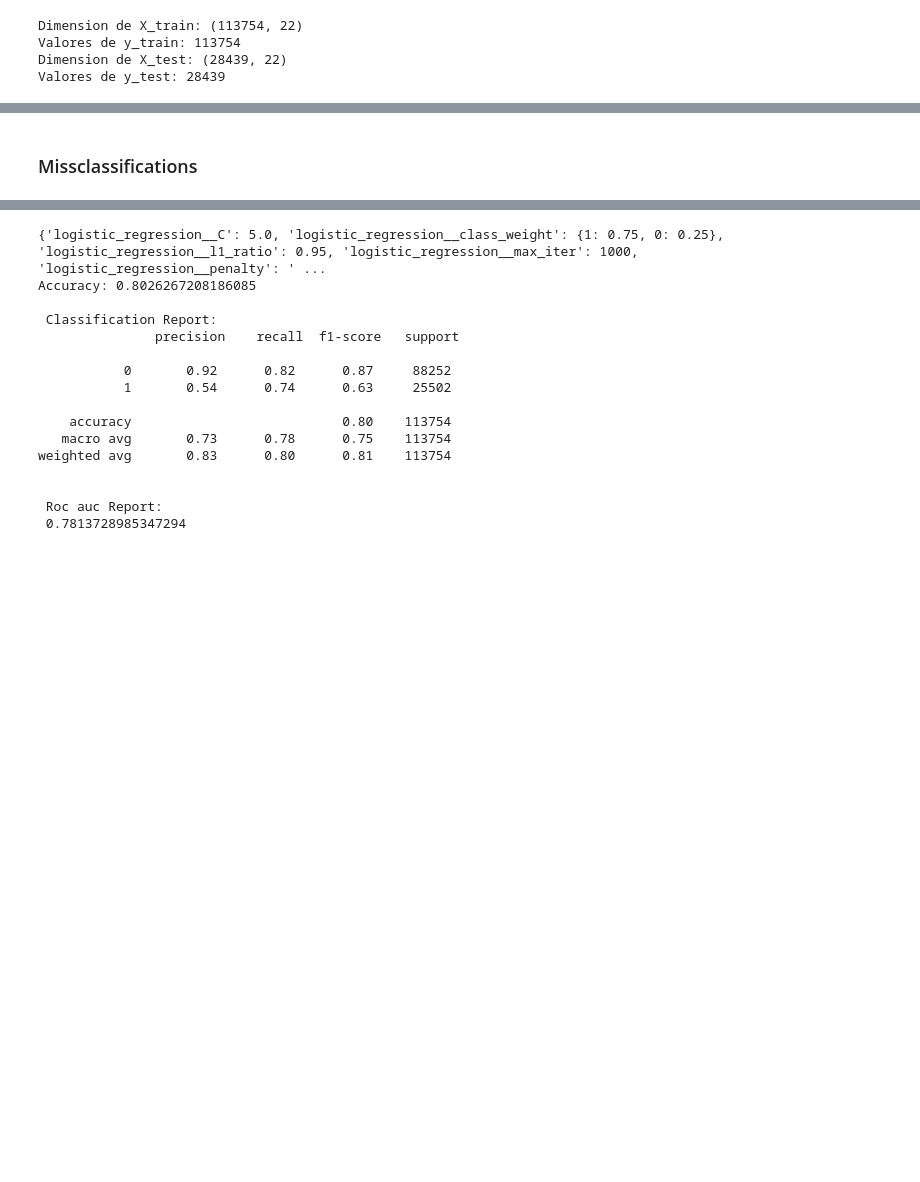
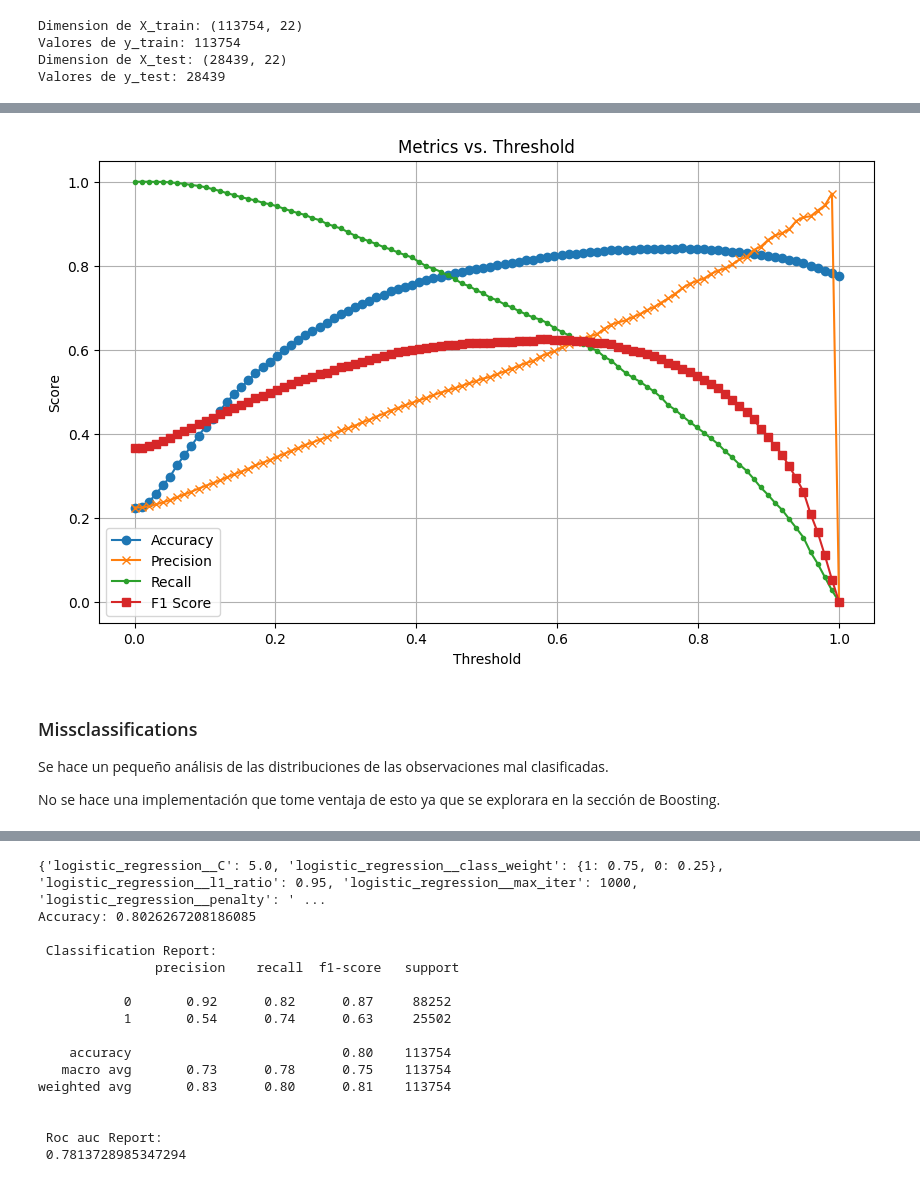
Before and after one commit to LeoCenturion/rain-in-australia, a Jupyter notebook: models/logistic-reg.ipynb, the cells around one changed output, grey strips where cells are left out. Saved outputs shown, nothing was run; the diff lists cells and outputs as text; code cells hidden in the pictures; blank space fills up the shorter version.

```diff
--- a/models/logistic-reg.ipynb
+++ b/models/logistic-reg.ipynb
@@ -245,0 +166,3 @@ array([0, 1])
+# %%
+probas = pd.DataFrame(gs_fitted.predict_proba(x))
+report_results(y, np.where(probas[1] > 0.9, 1, 0))
@@ -246,5 +203,45 @@ array([0, 1])
+# %%
+from sklearn.metrics import precision_score, recall_score, f1_score, accuracy_score
+
+thresholds = np.linspace(0, 1, 100)
+
+# Metrics storage
+accuracies = []
+precisions = []
+recall = []
+f1_scores = []
+y_true = y
+
+# Compute metrics for each threshold
+for threshold in thresholds:
+    y_pred = (probas[1] >= threshold).astype(int)  # Apply threshold
+    accuracies.append(accuracy_score(y_true, y_pred))
+    precisions.append(precision_score(y_true, y_pred, zero_division=0))
+    recall.append(recall_score(y_true, y_pred, zero_division=0))
+    f1_scores.append(f1_score(y_true, y_pred, zero_division=0))
+
+# Plot results
+plt.figure(figsize=(10, 6))
+plt.plot(thresholds, accuracies, label="Accuracy", marker='o')
+plt.plot(thresholds, precisions, label="Precision", marker='x')
+plt.plot(thresholds, recall, label="Recall", marker='.')
+plt.plot(thresholds, f1_scores, label="F1 Score", marker='s')
+
+# Customize plot
+plt.title("Metrics vs. Threshold")
+plt.xlabel("Threshold")
+plt.ylabel("Score")
+plt.legend(loc="best")
+plt.grid()
+plt.show()
+# %% [output]
+[figure, added]
 # %% [markdown]
 ###  Missclassifications
+
+Se hace un pequeño análisis de las distribuciones de las observaciones mal clasificadas.
+
+No se hace una implementación que tome ventaja de esto ya que se explorara en la sección de Boosting.
 # %%
 num_minmax_logit_preproc =  Pipeline(steps = [
     ("date_expander", ExpandDateTransformer()),
```
Also changed, not shown: parts of 36 cells of this notebook, 8 other files.
